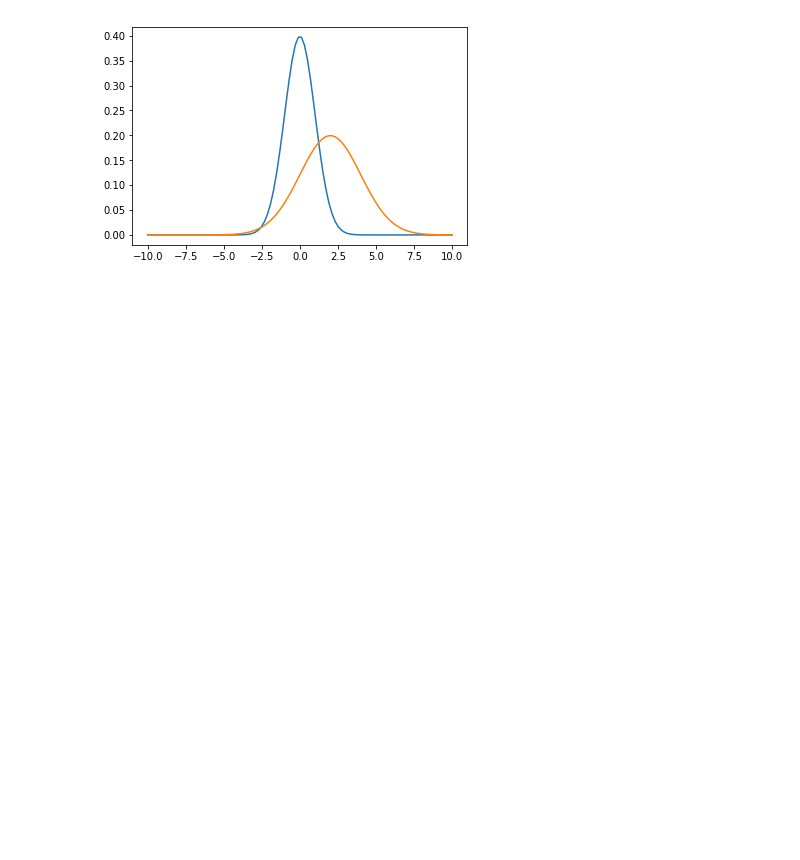
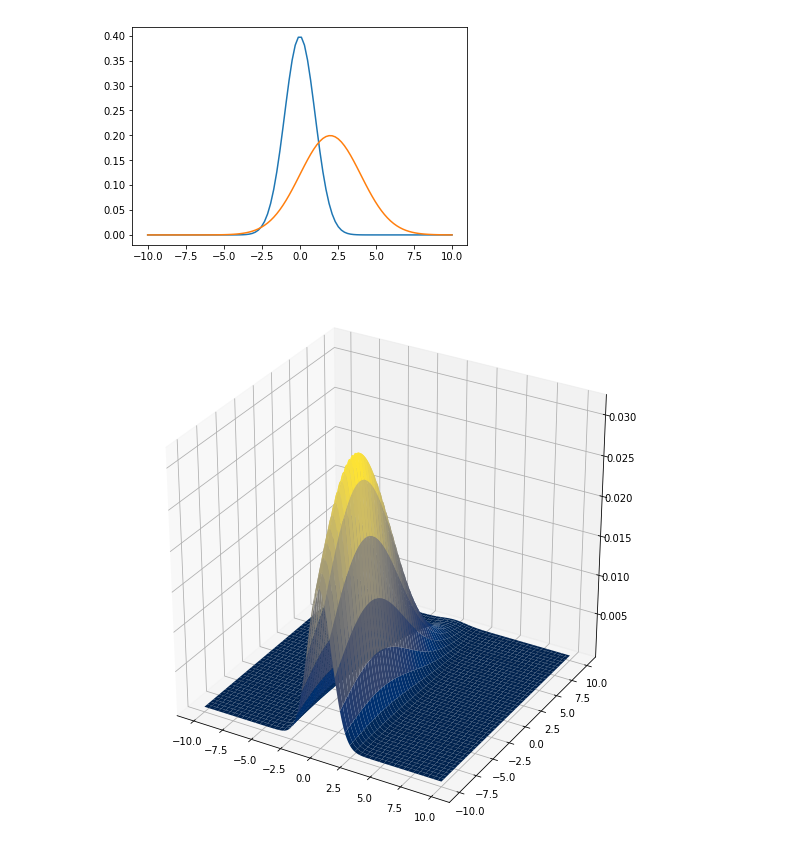
Before and after one commit to lynn0503/Notes-backup, a Jupyter notebook: Probability and Statistics.ipynb, the cells around one changed output. Saved outputs shown, nothing was run; the diff lists cells and outputs as text; code cells hidden in the pictures; blank space fills up the shorter version.

```diff
--- a/Probability and Statistics.ipynb
+++ b/Probability and Statistics.ipynb
@@ -214,3 +226,18 @@ plt.plot(x,norm_distribution2.pdf(x))
 plt.show()
 # %% [output]
 [figure]
+# %%
+# 二维正态分布
+from matplotlib.mlab import *
+from mpl_toolkits.mplot3d import Axes3D
+
+x=np.linspace(-10,10,200)
+y=x
+X,Y=meshgrid(x,y)
+Z=bivariate_normal(X,Y,1,5,0,-5)
+fig=figure(figsize=(10,10))
+ax=fig.add_subplot(111,projection="3d")
+ax.plot_surface(X,Y,Z,cmap="cividis")
+plt.show()
+# %% [output]
+[figure, added]
```
Also changed, not shown: parts of 4 cells of this notebook.
